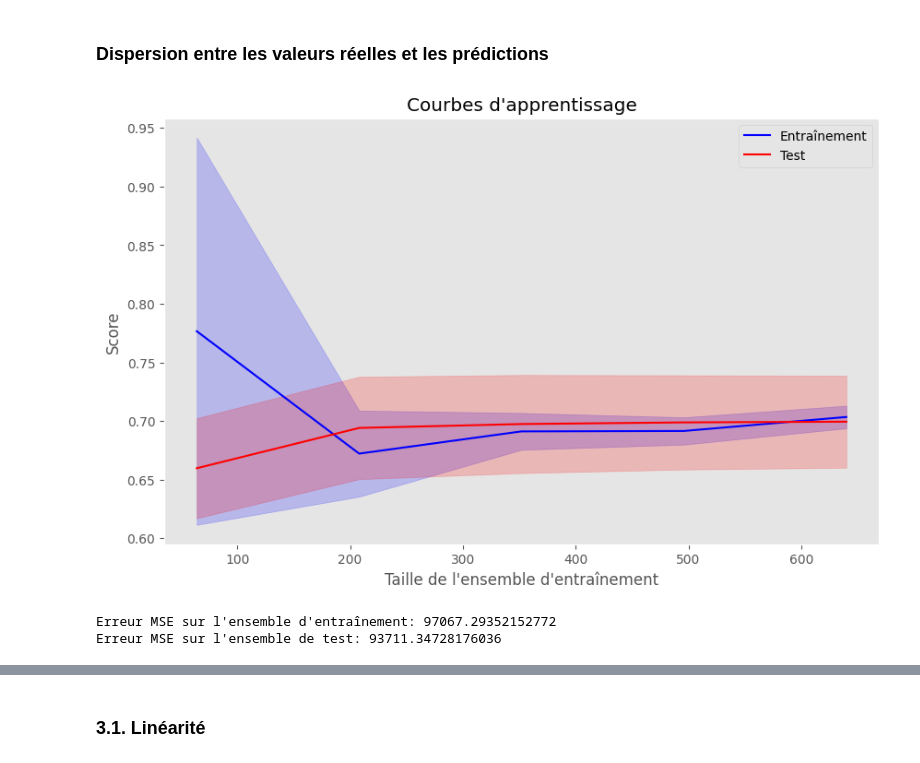
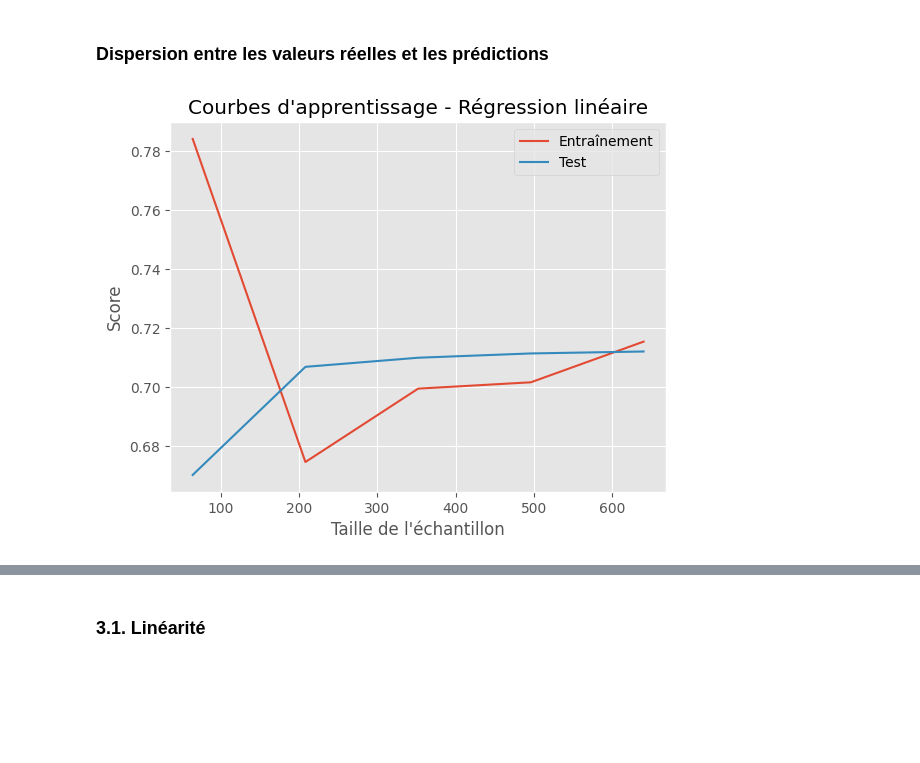
Before and after one commit to JhpAb/My_INSSEDS_Projects, a Jupyter notebook: Delais_Livraison/Delais_Livraison_Script.ipynb, the cells around one changed output, grey strips where cells are left out. Saved outputs shown, nothing was run; the diff lists cells and outputs as text; code cells hidden in the pictures; blank space fills up the shorter version.

```diff
--- a/Delais_Livraison/Delais_Livraison_Script.ipynb
+++ b/Delais_Livraison/Delais_Livraison_Script.ipynb
@@ -237,0 +323,3 @@ dtype: float64
+# %%
+correlations = X_numeric.corrwith(y)
+correlations
@@ -346,19 +685,2 @@ Notes:
 # %% [markdown]
 ##Prédiction
-# %%
-from sklearn.linear_model import LinearRegression
-
-# Assurez-vous que votre modèle a été ajusté avec X_train et y_train
-model = LinearRegression()
-model.fit(X_train_scaled, y_train)
-
-# Prédire  avec de nouvelles données :
- # La distance de 10 km,
- # Le temps de préparation  est de 15 min.
-nouvelle_donnee = np.array([[10, 15]])
-
-# Faire la prédiction
-predicted_value = model.predict(nouvelle_donnee)
-
-# Afficher la prédiction
-print("Temps de livraison prédit : ", predicted_value[0])
@@ -369,49 +712,28 @@ Temps de livraison prédit :  337.68726663496574
 # %% [markdown]
 ### Dispersion entre les valeurs réelles et les prédictions
 # %%
+from sklearn.linear_model import LinearRegression
+from sklearn.model_selection import learning_curve
 import matplotlib.pyplot as plt
-from sklearn.model_selection import learning_curve
+
+# Créer et entraîner le modèle de régression linéaire
+linear_model = LinearRegression()
+linear_model.fit(X_train_scaled, y_train)
 
 # Calcul des courbes d'apprentissage
-train_sizes, train_scores, test_scores = learning_curve(model, X_train, y_train, cv=5)
+train_sizes, train_scores, test_scores = learning_curve(linear_model, X_train_scaled, y_train, cv=5)
 
 # Calcul de la moyenne et de l'écart type des scores de test et d'entraînement
 train_mean = train_scores.mean(axis=1)
-train_std = train_scores.std(axis=1)
 test_mean = test_scores.mean(axis=1)
-test_std = test_scores.std(axis=1)
 
-# Tracer les courbes d'apprentissage
-plt.figure(figsize=(10, 6))
-plt.plot(train_sizes, train_mean, label='Entraînement', color='blue')
-plt.plot(train_sizes, test_mean, label='Test', color='red')
-plt.fill_between(train_sizes, train_mean - train_std, train_mean + train_std, alpha=0.2, color='blue')
-plt.fill_between(train_sizes, test_mean - test_std, test_mean + test_std, alpha=0.2, color='red')
-
-plt.xlabel('Taille de l\'ensemble d\'entraînement')
-plt.ylabel('Score')
-plt.title('Courbes d\'apprentissage')
+# Visualisation des courbes d'apprentissage
+plt.plot(train_sizes, train_mean, label="Entraînement")
+plt.plot(train_sizes, test_mean, label="Test")
+plt.xlabel("Taille de l'échantillon")
+plt.ylabel("Score")
+plt.title("Courbes d'apprentissage - Régression linéaire")
 plt.legend()
-plt.grid()
 plt.show()
 # %% [output]
-[figure, old version]
+[figure, new version]
-# %%
-from sklearn.metrics import mean_squared_error
-
-# Prédictions sur l'ensemble d'entraînement et de test
-y_train_pred = model.predict(X_train)
-y_test_pred = model.predict(X_test)
-
-# Calcul des erreurs quadratiques moyennes
-train_mse = mean_squared_error(y_train, y_train_pred)
-test_mse = mean_squared_error(y_test, y_test_pred)
-
-# Affichage des résultats
-print(f"Erreur MSE sur l'ensemble d'entraînement: {train_mse}")
-print(f"Erreur MSE sur l'ensemble de test: {test_mse}")
-
-# Si l'erreur sur l'ensemble de test est beaucoup plus élevée que sur l'entraînement, cela peut indiquer un surapprentissage.
-# %% [output]
-Erreur MSE sur l'ensemble d'entraînement: 97067.29352152772
-Erreur MSE sur l'ensemble de test: 93711.34728176036
```
Also changed, not shown: parts of 60 cells of this notebook.
